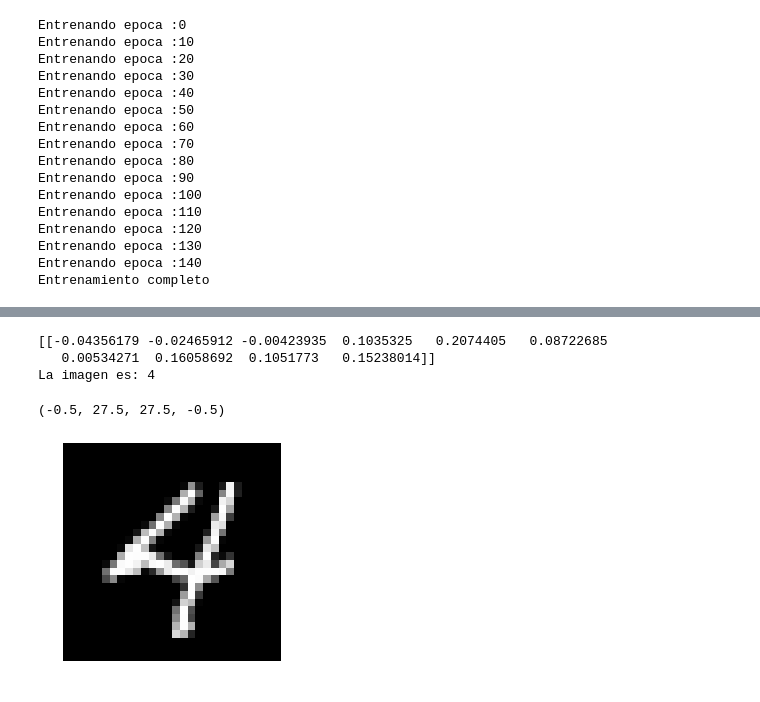
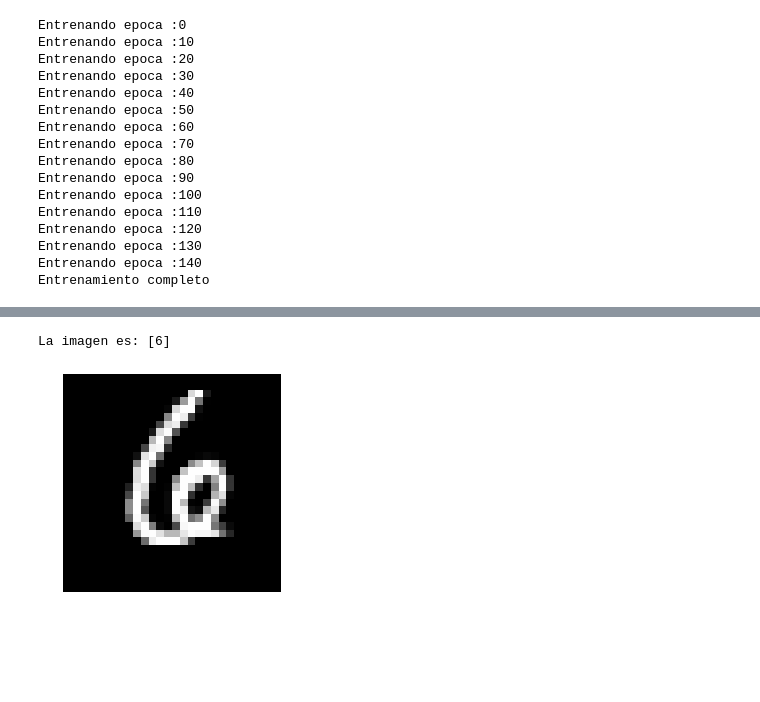
Before and after one commit to sandroormeno/Tensorflow-basic-examples, a Jupyter notebook: Perceptron_según_lopeLH.ipynb, the cells around one changed output, grey strips where cells are left out. Saved outputs shown, nothing was run; the diff lists cells and outputs as text; code cells hidden in the pictures; blank space fills up the shorter version.

```diff
--- a/Perceptron_según_lopeLH.ipynb
+++ b/Perceptron_según_lopeLH.ipynb
@@ -78,6 +67,7 @@ train_step = tf.train.GradientDescentOptimizer(0.01).minimize(mse_loss)
 # e usados GradientDescent como optimizador
 # el valor requerido es muy pequeño = 0,01
 # y el valor que queremos minimizar (minimize) es "mse_loss"
+Produccion = tf.argmax(y,1)
 
 #versiones anteriores
 
@@ -144,16 +134,14 @@ plt.show()
 # %%
-imagen = 6
-prediccion = sess.run(y,feed_dict={x: mnist.test.images[imagen].reshape(1,784)})
-print(prediccion)
-print("La imagen es: {:}".format (np.argmax(prediccion)))
-plt.imshow(mnist.train.images[imagen].reshape((28,28)), cmap="gray")
-plt.axis('off')
+def suerte(imagen):
+    prediccion  = sess.run(Produccion,feed_dict={x: mnist.test.images[imagen].reshape(1,784)})
+    print("La imagen es: {:}".format (prediccion))
+    plt.imshow(mnist.test.images[imagen].reshape((28,28)), cmap="gray")
+    plt.axis('off')
-# %% [output]
-[[-0.04356179 -0.02465912 -0.00423935  0.1035325   0.2074405   0.08722685
-   0.00534271  0.16058692  0.1051773   0.15238014]]
-La imagen es: 4
-(-0.5, 27.5, 27.5, -0.5)
-[figure, removed]
+# %%
+suerte(123)
+# %% [output]
+La imagen es: [6]
+[figure, added]
 # %%
 prediccionTODO = sess.run(y,feed_dict={x: mnist.test.images, y_: mnist.test.labels})
 errores = 0.
```
Also changed, not shown: parts of 3 cells of this notebook.
